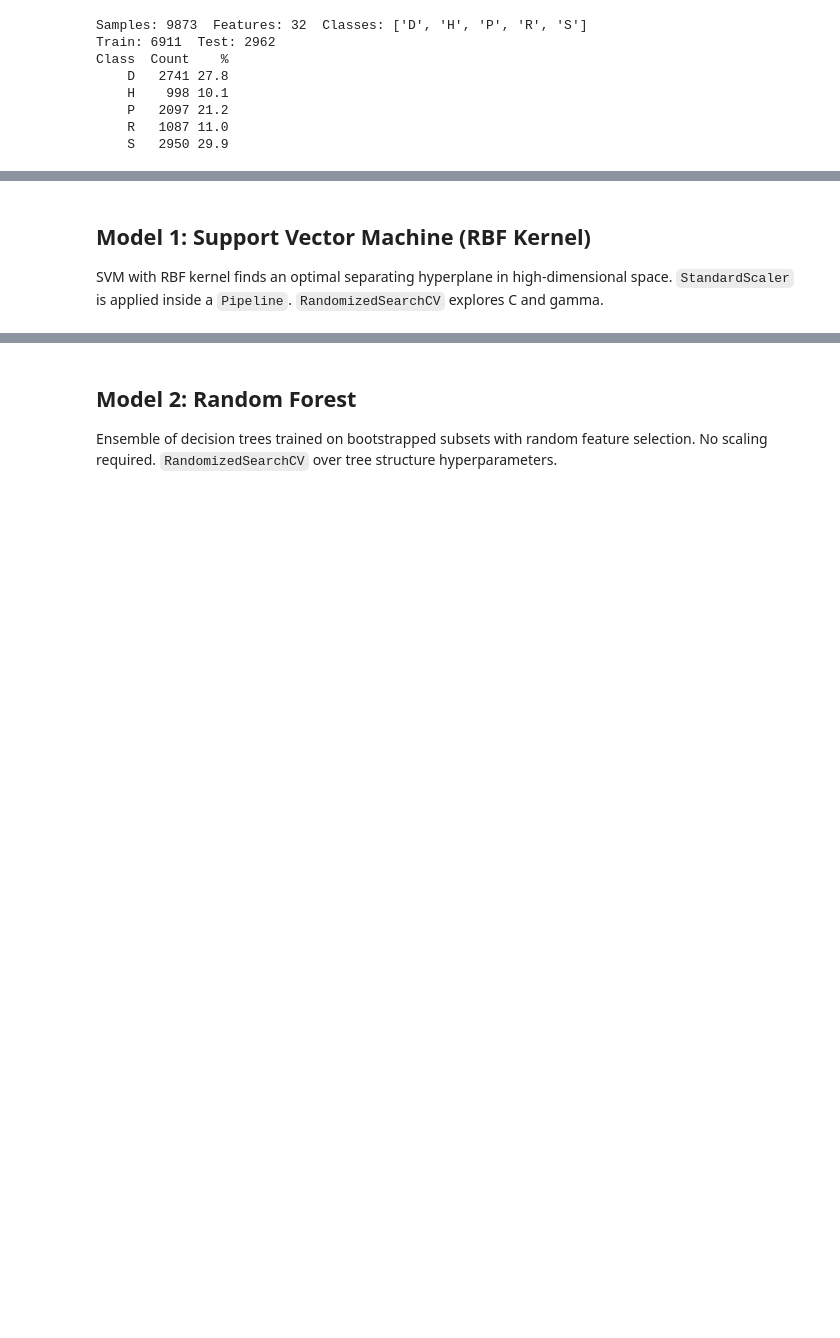
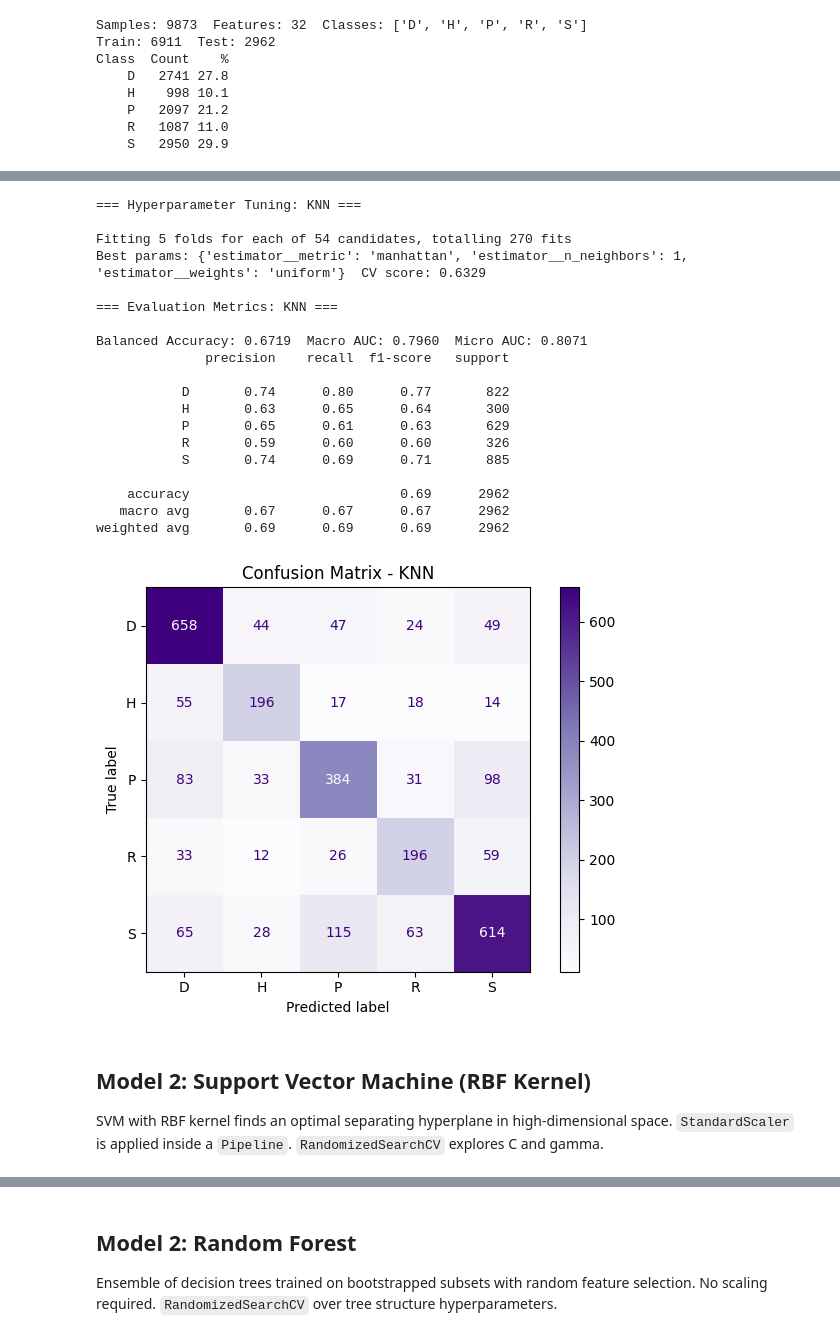
Before and after one commit to DLA10/ml-gesture-classification, a Jupyter notebook: MLCW_1_Simplified.ipynb, the cells around one changed output, grey strips where cells are left out. Drawn from its saved outputs; the diff is of its cells as text; code cells hidden in the pictures; blank space fills up the shorter version.

```diff
--- a/MLCW_1_Simplified.ipynb
+++ b/MLCW_1_Simplified.ipynb
@@ -108,0 +105,24 @@ def evaluate(name, y_true, y_pred, y_prob):
+# %%
+all_results, all_roc_data = {}, {}
+
+def evaluate(name, y_true, y_pred, y_prob):
+    bal_acc   = balanced_accuracy_score(y_true, y_pred)
+    macro_auc = roc_auc_score(y_test_bin, y_prob, average='macro', multi_class='ovr')
+    micro_auc = roc_auc_score(y_test_bin, y_prob, average='micro')
+
+    print(f'\n=== Evaluation Metrics: {name} ===\n')
+    print(f'Balanced Accuracy: {bal_acc:.4f}  Macro AUC: {macro_auc:.4f}  Micro AUC: {micro_auc:.4f}')
+    print(classification_report(y_true, y_pred, target_names=CLASSES))
+
+    ConfusionMatrixDisplay(
+        confusion_matrix(y_true, y_pred, labels=CLASSES), display_labels=CLASSES).plot(cmap='Purples')
+    plt.title(f'Confusion Matrix - {name}')
+    plt.tight_layout(); plt.show()
+
+    fpr, tpr, roc_auc_vals = {}, {}, {}
+    for i, cls in enumerate(CLASSES):
+        fpr[cls], tpr[cls], _ = roc_curve(y_test_bin[:, i], y_prob[:, i])
+        roc_auc_vals[cls] = auc(fpr[cls], tpr[cls])
+
+    all_results[name] = {'balanced_accuracy': bal_acc, 'macro_auc': macro_auc, 'micro_auc': micro_auc}
+    all_roc_data[name] = {'fpr': fpr, 'tpr': tpr, 'auc': roc_auc_vals}
@@ -109,3 +132,37 @@ def evaluate(name, y_true, y_pred, y_prob):
+# %%
+print("=== Hyperparameter Tuning: KNN ===\n")
+knn_model = OneVsRestClassifier(KNeighborsClassifier(n_jobs=-1))
+param_grid = {
+    'estimator__n_neighbors': [1, 3, 5, 7, 9, 11, 15, 21, 31],
+    'estimator__weights': ['uniform', 'distance'],
+    'estimator__metric': ['euclidean', 'manhattan', 'minkowski']
+}
+knn_search = GridSearchCV(knn_model, param_grid,cv=5, scoring='balanced_accuracy', n_jobs=-1, verbose=1)
+knn_search.fit(X_train, y_train)
+print(f'Best params: {knn_search.best_params_}  CV score: {knn_search.best_score_:.4f}')
+evaluate('KNN', y_test, knn_search.best_estimator_.predict(X_test), knn_search.best_estimator_.predict_proba(X_test)
+)
+# %% [output]
+=== Hyperparameter Tuning: KNN ===
+
+Fitting 5 folds for each of 54 candidates, totalling 270 fits
+Best params: {'estimator__metric': 'manhattan', 'estimator__n_neighbors': 1, 'estimator__weights': 'uniform'}  CV score: 0.6329
+
+=== Evaluation Metrics: KNN ===
+
+Balanced Accuracy: 0.6719  Macro AUC: 0.7960  Micro AUC: 0.8071
+              precision    recall  f1-score   support
+
+           D       0.74      0.80      0.77       822
+           H       0.63      0.65      0.64       300
+           P       0.65      0.61      0.63       629
+           R       0.59      0.60      0.60       326
+           S       0.74      0.69      0.71       885
+
+    accuracy                           0.69      2962
+   macro avg       0.67      0.67      0.67      2962
+weighted avg       0.69      0.69      0.69      2962
+[figure, added]
 # %% [markdown]
-## Model 1: Support Vector Machine (RBF Kernel)
+## Model 2: Support Vector Machine (RBF Kernel)
 SVM with RBF kernel finds an optimal separating hyperplane in high-dimensional space. `StandardScaler` is applied inside a `Pipeline`. `RandomizedSearchCV` explores C and gamma.
```
Also changed, not shown: parts of 42 cells of this notebook, 1 other file.
